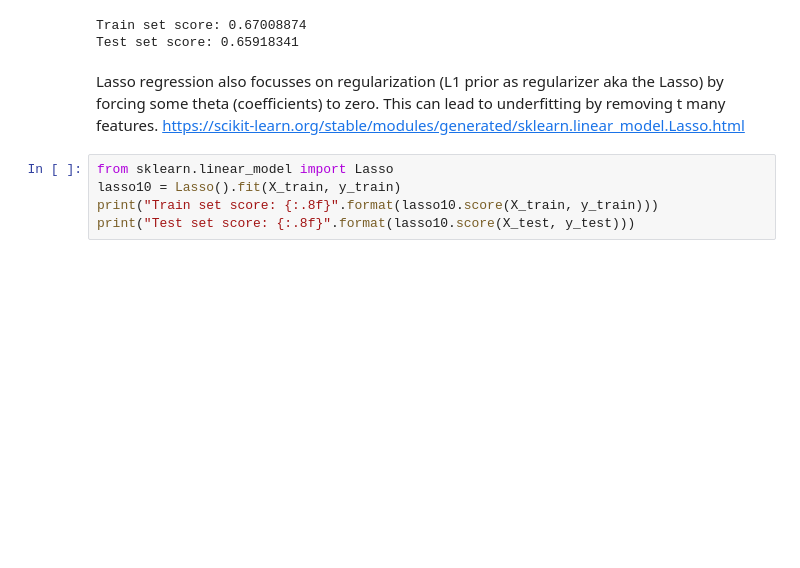
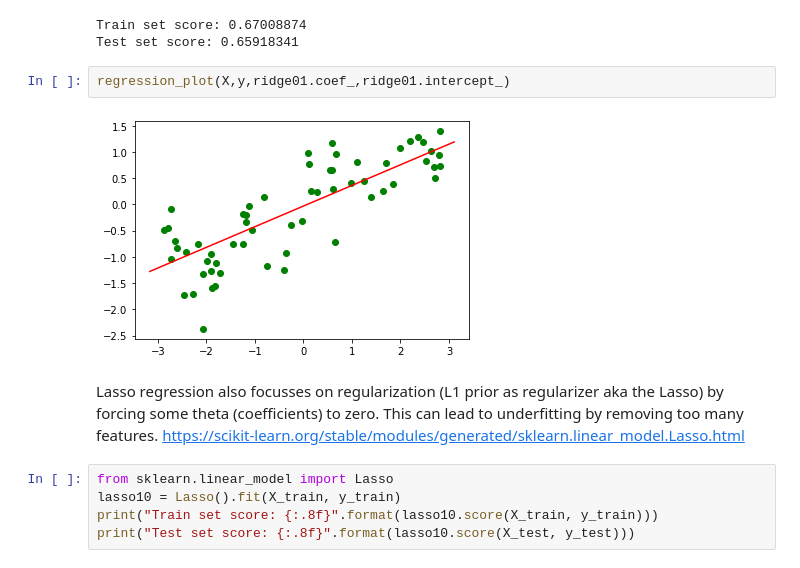
Before and after one commit to bbenedict/python-ml, a Jupyter notebook: linear-regressions/linear-regression.ipynb, the cells around one changed output. Drawn from its saved outputs; the diff is of its cells as text; blank space fills up the shorter version.

```diff
--- a/linear-regressions/linear-regression.ipynb
+++ b/linear-regressions/linear-regression.ipynb
@@ -39,8 +62,12 @@ print("Test set score: {:.8f}".format(ridge01.score(X_test, y_test)))
 # %% [output]
 Train set score: 0.67008874
 Test set score: 0.65918341
+# %%
+regression_plot(X,y,ridge01.coef_,ridge01.intercept_)
+# %% [output]
+[figure, added]
 # %% [markdown]
-Lasso regression also focusses on regularization (L1 prior as regularizer aka the Lasso) by forcing some theta (coefficients) to zero.  This can lead to underfitting by removing t many features.
+Lasso regression also focusses on regularization (L1 prior as regularizer aka the Lasso) by forcing some theta (coefficients) to zero.  This can lead to underfitting by removing too many features.
 https://scikit-learn.org/stable/modules/generated/sklearn.linear_model.Lasso.html
 # %%
 from sklearn.linear_model import Lasso
```
Also changed, not shown: parts of 12 cells of this notebook.
